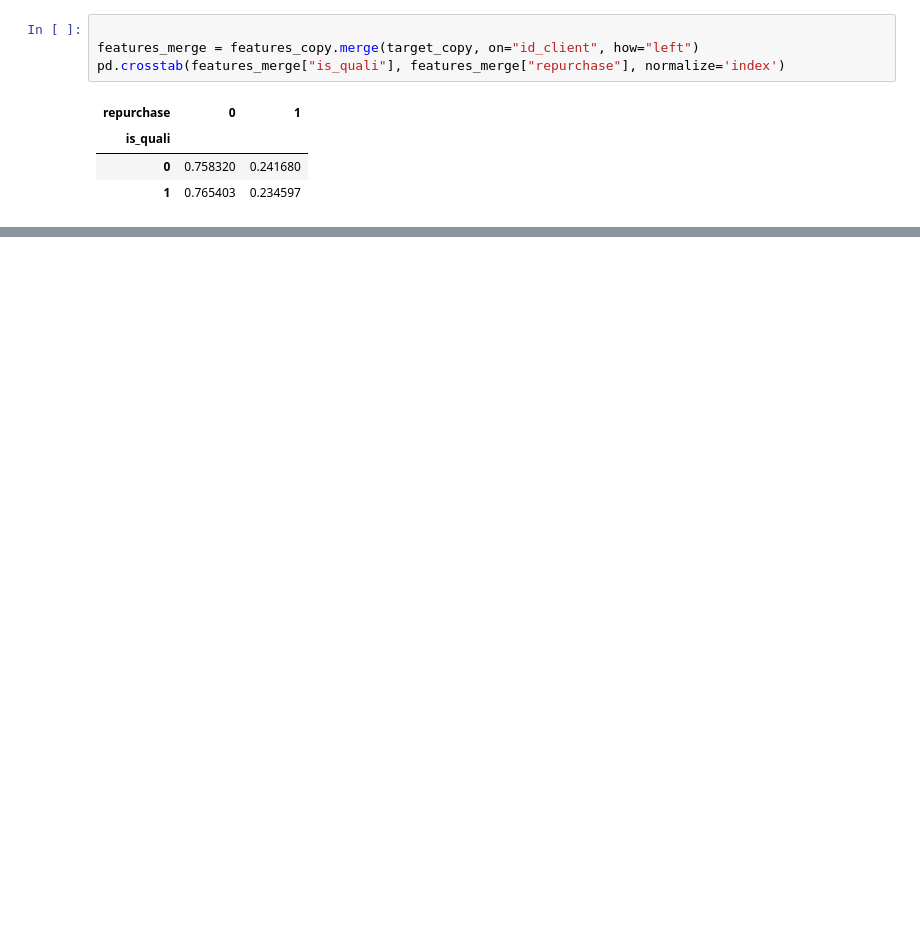
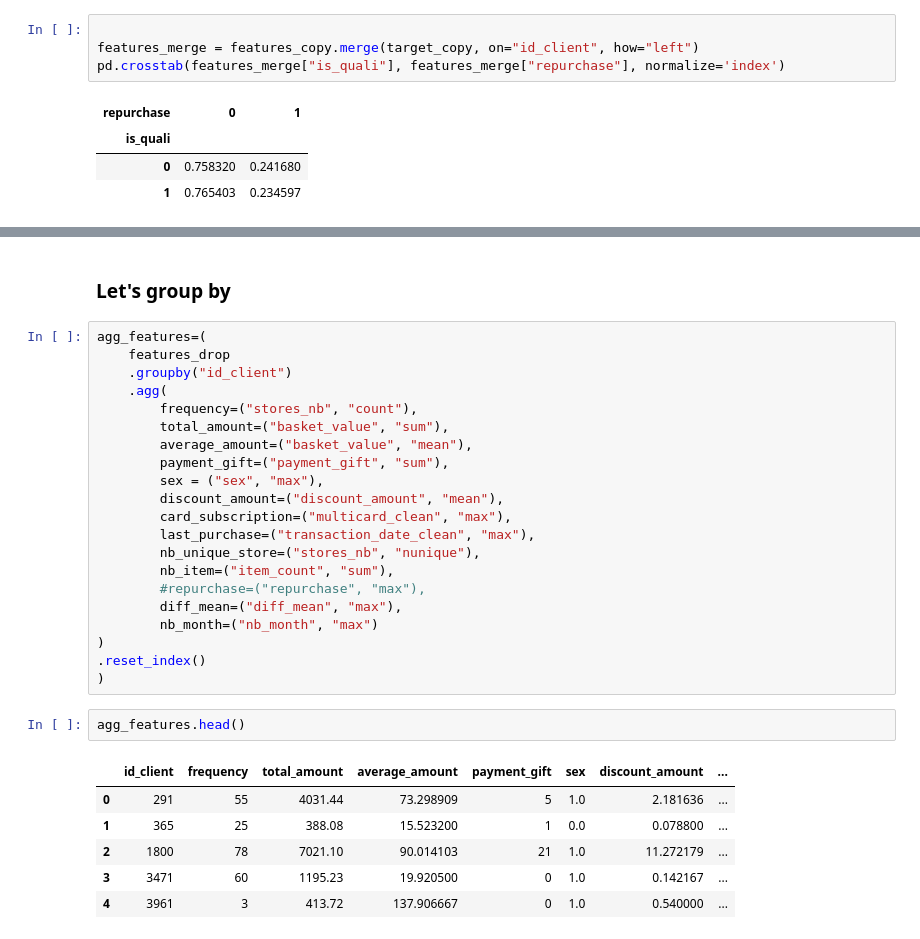
Before and after one commit to lucasmtse/CUSTOMER-CHURN-PREDICTION, a Jupyter notebook: Notebook.ipynb, the cells around one changed output, grey strips where cells are left out. Drawn from its saved outputs; the diff is of its cells as text; blank space fills up the shorter version.

```diff
--- a/Notebook.ipynb
+++ b/Notebook.ipynb
@@ -163 +221,33 @@ features_copy.tail(10)
+# %% [markdown]
+### Let's group by
+# %%
+agg_features=(
+    features_drop
+    .groupby("id_client")
+    .agg(
+        frequency=("stores_nb", "count"),
+        total_amount=("basket_value", "sum"),
+        average_amount=("basket_value", "mean"),
+        payment_gift=("payment_gift", "sum"),
+        sex = ("sex", "max"),
+        discount_amount=("discount_amount", "mean"),
+        card_subscription=("multicard_clean", "max"),
+        last_purchase=("transaction_date_clean", "max"),
+        nb_unique_store=("stores_nb", "nunique"),
+        nb_item=("item_count", "sum"),
+        #repurchase=("repurchase", "max"),
+        diff_mean=("diff_mean", "max"),
+        nb_month=("nb_month", "max")
+)
+.reset_index()
+)
+# %%
+agg_features.head()
+# %% [output]
+|  | id_client | frequency | total_amount | average_amount | payment_gift | sex | discount_amount | ... |
+| 0 | 291 | 55 | 4031.44 | 73.298909 | 5 | 1.0 | 2.181636 | ... |
+| 1 | 365 | 25 | 388.08 | 15.523200 | 1 | 0.0 | 0.078800 | ... |
+| 2 | 1800 | 78 | 7021.10 | 90.014103 | 21 | 1.0 | 11.272179 | ... |
+| 3 | 3471 | 60 | 1195.23 | 19.920500 | 0 | 1.0 | 0.142167 | ... |
+| 4 | 3961 | 3 | 413.72 | 137.906667 | 0 | 1.0 | 0.540000 | ... |
 # %%
```
Also changed, not shown: parts of 18 cells of this notebook.
